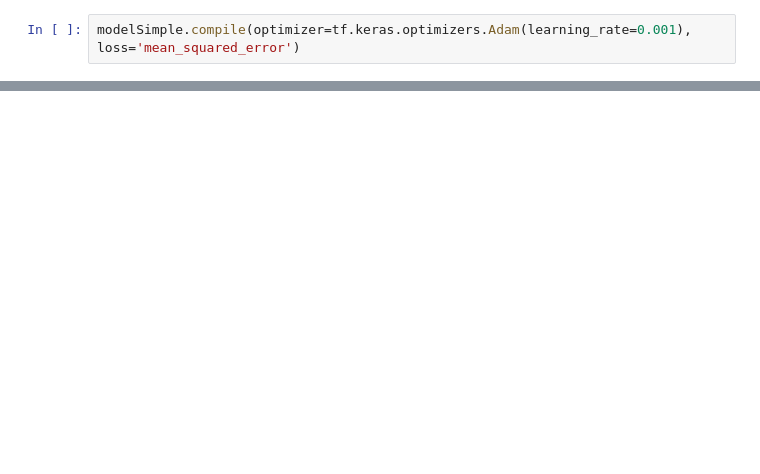
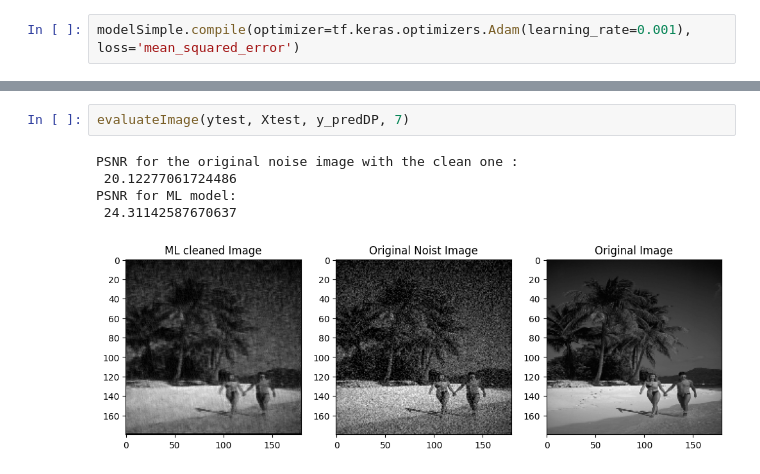
Before and after one commit to AlliBusa/denoising-self-study, a Jupyter notebook: test_trial_deep_priors.ipynb, the cells around one changed output, grey strips where cells are left out. Drawn from its saved outputs; the diff is of its cells as text; blank space fills up the shorter version.

```diff
--- a/test_trial_deep_priors.ipynb
+++ b/test_trial_deep_priors.ipynb
@@ -429,0 +335,8 @@ PSNR for ypred : 11.333697529007678
+# %%
+evaluateImage(ytest, Xtest, y_predDP, 7)
+# %% [output]
+PSNR for the original noise image with the clean one :
+ 20.12277061724486
+PSNR for ML model:
+ 24.31142587670637
+[figure, added]
```
Also changed, not shown: parts of 37 cells of this notebook.
